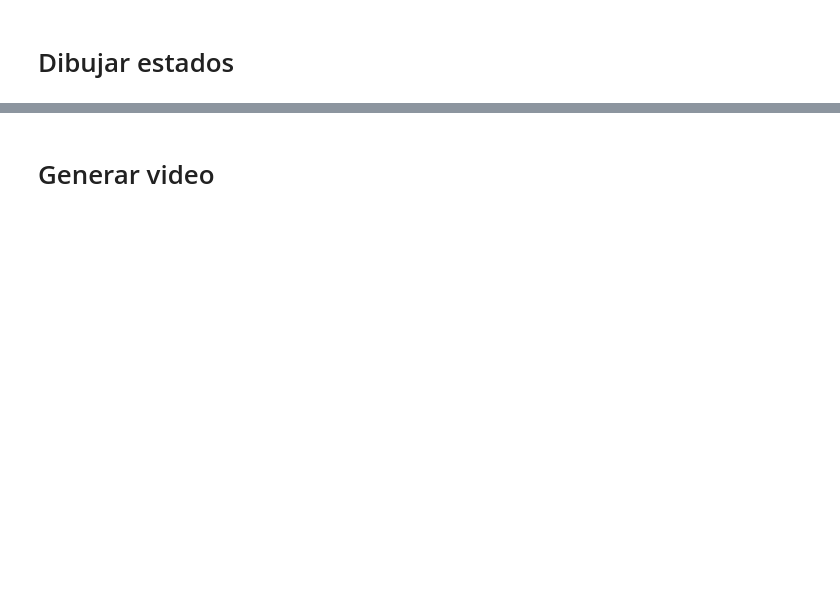
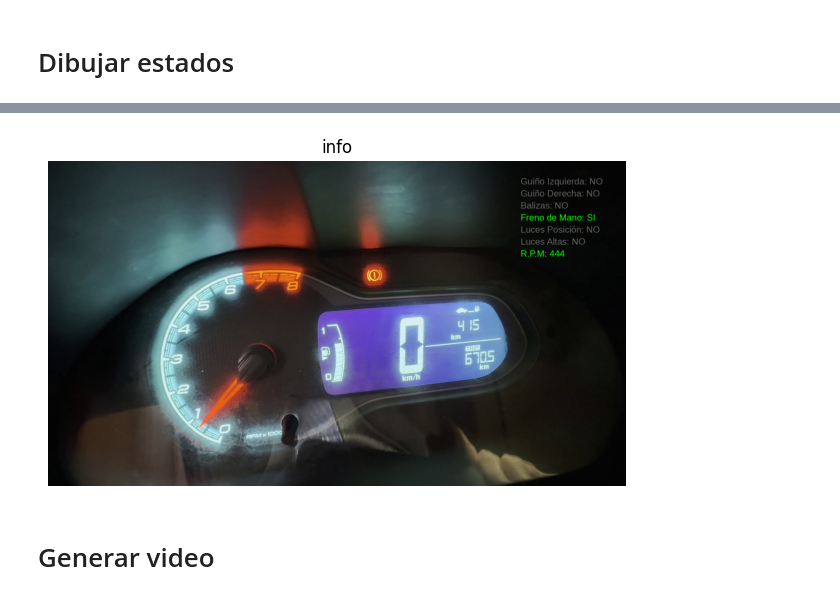
Before and after one commit to bartolomeoadrian/computer-vision, a Jupyter notebook: final.ipynb, the cells around one changed output, grey strips where cells are left out. Saved outputs shown, nothing was run; the diff lists cells and outputs as text; code cells hidden in the pictures; blank space fills up the shorter version.

```diff
--- a/final.ipynb
+++ b/final.ipynb
@@ -81,17 +91,18 @@ def color_ratio(frame, box, lower, upper):
     section = frame[y1:y2, x1:x2]
 
     pixels = section.reshape(-1, 3)
-    R = pixels[:, 0]
-    G = pixels[:, 1]
-    B = pixels[:, 2]
 
-    R_low, G_low, B_low = lower
-    R_up,  G_up,  B_up  = upper
+    r = pixels[:, 0]
+    g = pixels[:, 1]
+    b = pixels[:, 2]
+
+    r_low, g_low, b_low = lower
+    r_up,  g_up,  b_up  = upper
 
     mask = (
-        (R >= R_low) & (R <= R_up) &
-        (G >= G_low) & (G <= G_up) &
-        (B >= B_low) & (B <= B_up)
+        (r >= r_low) & (r <= r_up) &
+        (g >= g_low) & (g <= g_up) &
+        (b >= b_low) & (b <= b_up)
     )
 
     return mask.mean()
@@ -235,3 +203,74 @@ show_images([("Info", test_frame_for_info)])
+# %%
+def draw_dashboard_info(frame):
+    text_color_on = (0, 255, 0)
+    text_color_off = (100, 100, 100)
+
+    info_lines = []
+    colors = []
+
+    is_left_turn_on = left_turn_on(frame)
+    info_lines.append(f"Guiño Izquierda: {"SI" if is_left_turn_on else "NO"}")
+    colors.append(text_color_on if is_left_turn_on else text_color_off)
+
+    is_right_turn_on = right_turn_on(frame)
+    info_lines.append(f"Guiño Derecha: {"SI" if is_right_turn_on else "NO"}" )
+    colors.append(text_color_on if is_right_turn_on else text_color_off)
+
+    is_beacons_on = beacons_on(frame)
+    info_lines.append(f"Balizas: {"SI" if is_beacons_on else "NO"}")
+    colors.append(text_color_on if is_beacons_on else text_color_off)
+
+    is_hand_brake_on = hand_brake_on(frame)
+    info_lines.append(f"Freno de Mano: {"SI" if is_hand_brake_on else "NO"}")
+    colors.append(text_color_on if is_hand_brake_on else text_color_off)
+
+    is_parking_lights_on = parking_lights_on(frame)
+    info_lines.append(f"Luces Posición: {"SI" if is_parking_lights_on else "NO"}")
+    colors.append(text_color_on if is_parking_lights_on else text_color_off)
+
+    is_high_beams_on = high_beams_on(frame)
+    info_lines.append(f"Luces Altas: {"SI" if is_high_beams_on else "NO"}")
+    colors.append(text_color_on if is_high_beams_on else text_color_off)
+
+    rpm = calculate_rpm(frame)
+    info_lines.append(f"R.P.M: {rpm}")
+    colors.append(text_color_on if rpm > 0 else text_color_off)
+
+    img_pil = Image.fromarray(frame)
+    draw = ImageDraw.Draw(img_pil)
+
+    # Common font path in Colab environment for Unicode support
+    font_path = "/usr/share/fonts/truetype/liberation/LiberationSans-Regular.ttf"
+    font_size = 30
+
+    try:
+        font = ImageFont.truetype(font_path, font_size)
+    except IOError:
+        print(f"Warning: Font file not found at {font_path}. Using default Pillow font.")
+        font = ImageFont.load_default()
+
+    height, width, _ = frame.shape
+
+    line_height = 40
+
+    x_offset = width - 350
+    y_offset = 50
+
+    for i, line in enumerate(info_lines):
+        y_pos = y_offset + i * line_height
+        draw.text((x_offset, y_pos), line, font=font, fill=colors[i])
+
+    modified_np_array = np.array(img_pil)
+
+    frame[:] = modified_np_array
+
+test_frame_for_info = frame_rgb.copy()
+
+draw_dashboard_info(test_frame_for_info)
+
+show_images([("info", test_frame_for_info)])
+# %% [output]
+[figure, added]
 # %% [markdown]
 # Generar video
 # %%
```
Also changed, not shown: parts of 6 cells of this notebook.
